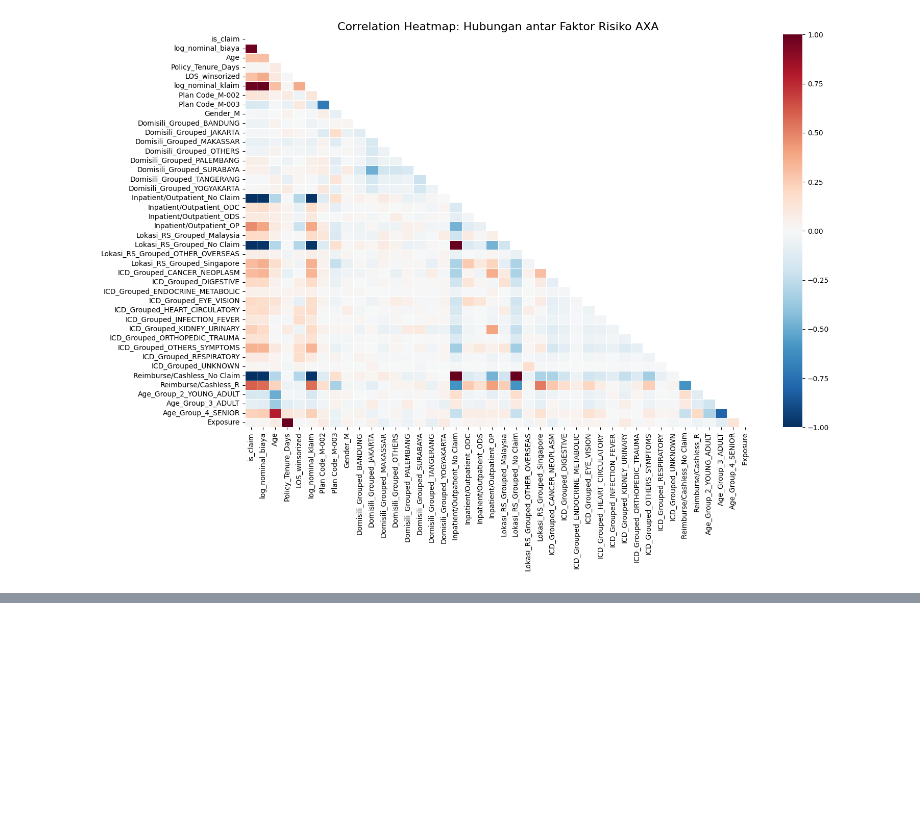
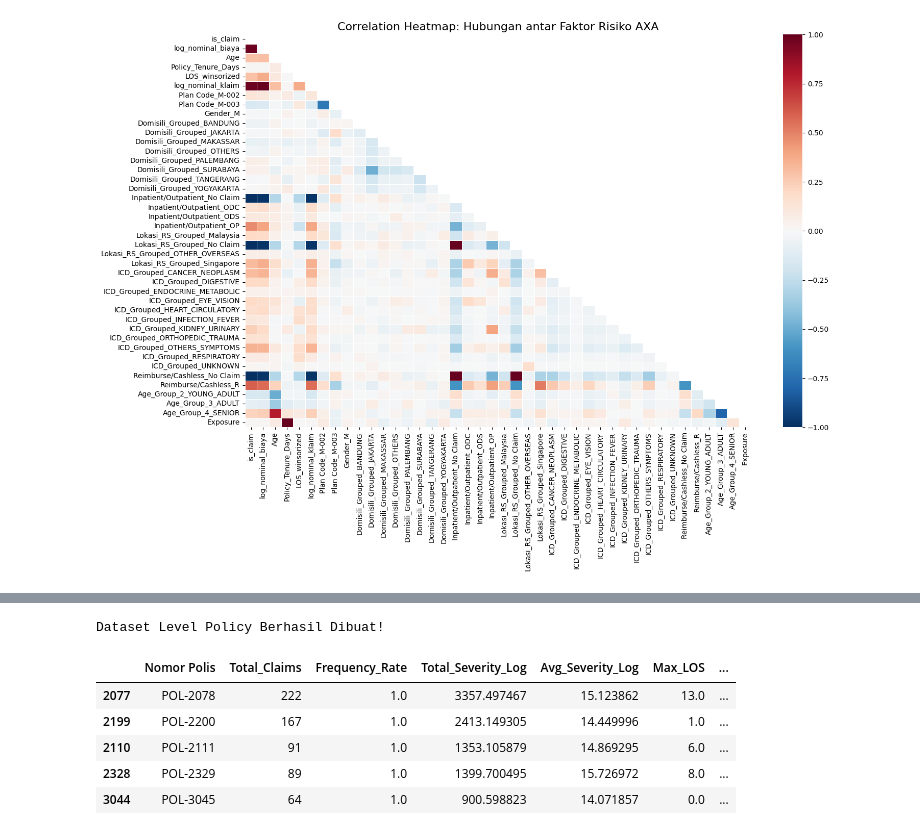
Before and after one commit to ababilkhoerulimam/insurance-claim-forecasting-mcfitb26, a Jupyter notebook: MCFITB26.ipynb, the cells around one changed output, grey strips where cells are left out. Saved outputs shown, nothing was run; the diff lists cells and outputs as text; code cells hidden in the pictures; blank space fills up the shorter version.

Commit message:
banyak revisian

```diff
--- a/MCFITB26.ipynb
+++ b/MCFITB26.ipynb
@@ -896,0 +920,31 @@ plt.show()
+# %%
+# Pastikan fitur Exposure dan is_claim sudah ada
+# Kita asumsikan ada kolom 'Policy_Number' atau ID unik nasabah.
+# Jika tidak ada, kita gunakan kombinasi fitur unik atau cek kolom ID aslimu.
+
+# 1. Melakukan Groupby berdasarkan Nomor Polis (Ganti 'Policy_Number' sesuai nama kolom ID-mu)
+df_policy = df_model.groupby('Nomor Polis').agg(
+    Total_Claims=('is_claim', 'sum'),
+    Frequency_Rate=('is_claim', 'mean'), # Rasio klaim terhadap transaksi
+    Total_Severity_Log=('log_nominal_biaya', 'sum'),
+    Avg_Severity_Log=('log_nominal_biaya', 'mean'),
+    Max_LOS=('LOS_winsorized', 'max'),
+    Avg_Exposure=('Exposure', 'mean'),
+    Age=('Age', 'first'),
+    Gender=('Gender_M', 'first')
+).reset_index()
+
+# 2. Menghitung Annualized Claim Rate (Penting buat laporan!)
+# Rumus: Berapa banyak klaim yang dilakukan dibandingkan durasi dia aktif (Exposure)
+df_policy['Actual_Claim_Rate'] = df_policy['Total_Claims'] / df_policy['Avg_Exposure']
+
+print("Dataset Level Policy Berhasil Dibuat!")
+display(df_policy.sort_values(by='Total_Claims', ascending=False).head())
+# %% [output]
+Dataset Level Policy Berhasil Dibuat!
+|  | Nomor Polis | Total_Claims | Frequency_Rate | Total_Severity_Log | Avg_Severity_Log | Max_LOS | ... |
+| 2077 | POL-2078 | 222 | 1.0 | 3357.497467 | 15.123862 | 13.0 | ... |
+| 2199 | POL-2200 | 167 | 1.0 | 2413.149305 | 14.449996 | 1.0 | ... |
+| 2110 | POL-2111 | 91 | 1.0 | 1353.105879 | 14.869295 | 6.0 | ... |
+| 2328 | POL-2329 | 89 | 1.0 | 1399.700495 | 15.726972 | 8.0 | ... |
+| 3044 | POL-3045 | 64 | 1.0 | 900.598823 | 14.071857 | 0.0 | ... |
```
Also changed, not shown: parts of 7 cells of this notebook, 1 other file.
